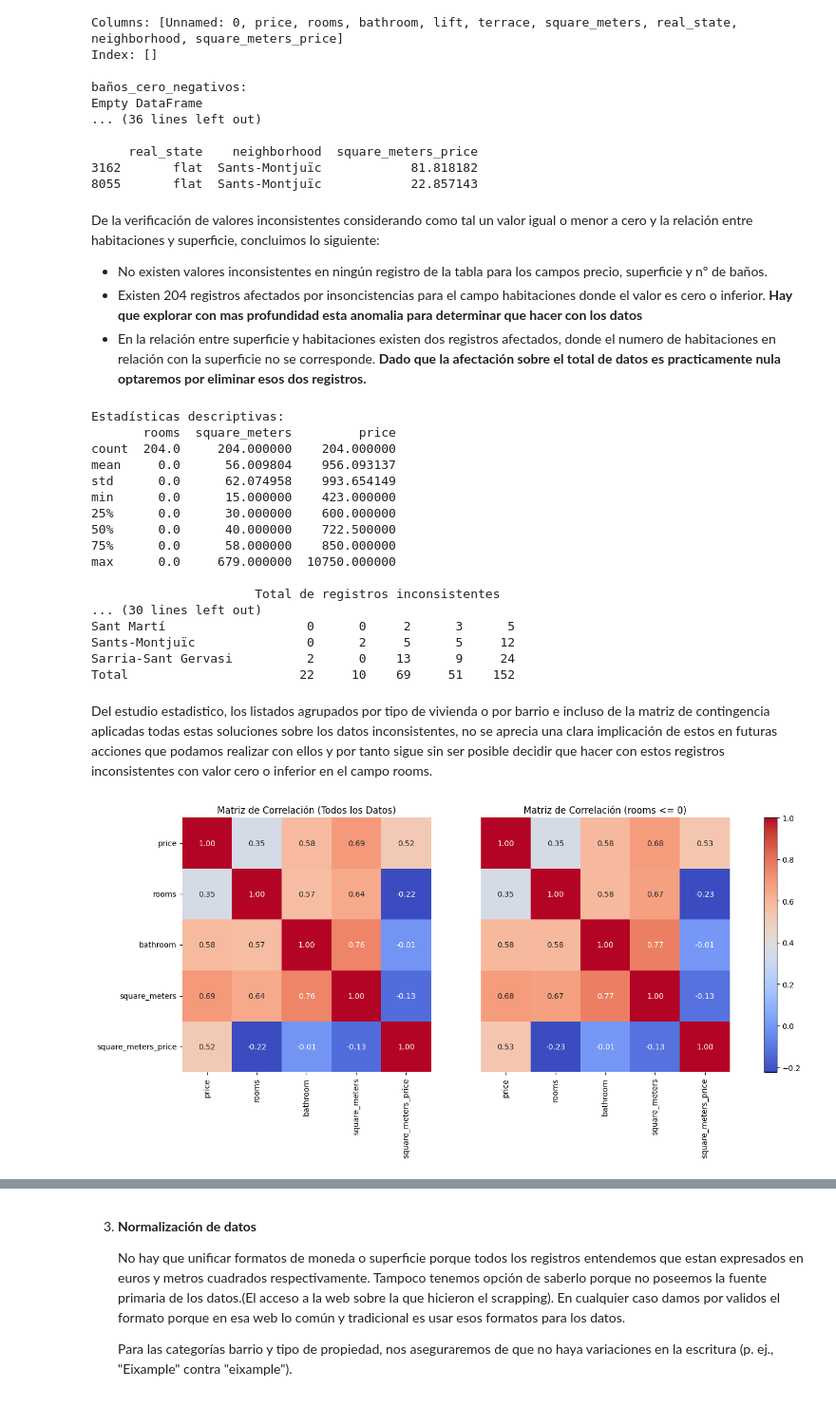
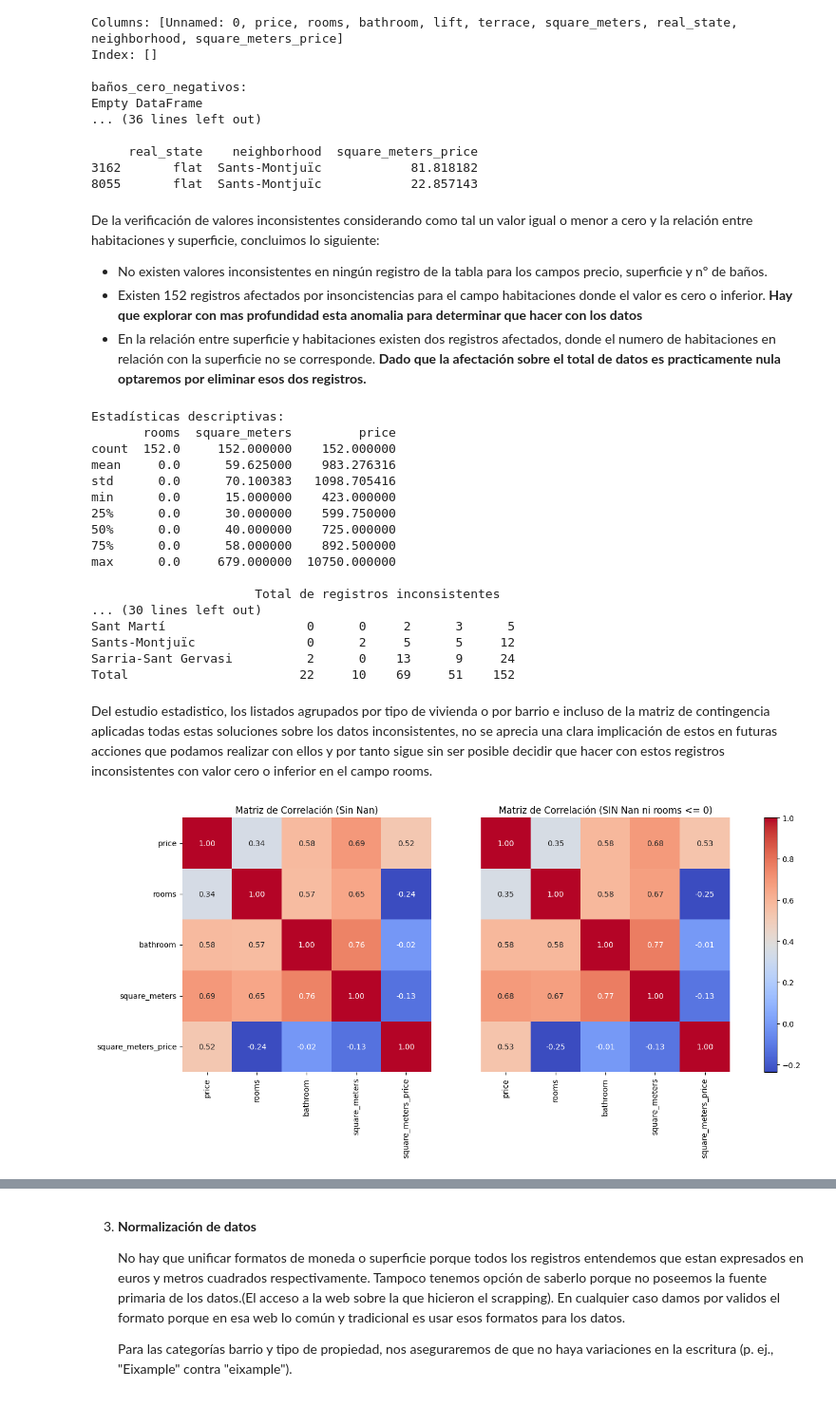
Before and after one commit to PEA-IA-DS-Proyecto-1/HomePricePredictorBCN, a Jupyter notebook: Extracción_y_preparación_de_datos.ipynb, the cells around one changed output, grey strips where cells are left out. Shown at 95% size. Saved outputs shown, nothing was run; the diff lists cells and outputs as text; code cells hidden in the pictures.

```diff
--- a/Extracción_y_preparación_de_datos.ipynb
+++ b/Extracción_y_preparación_de_datos.ipynb
@@ -131,7 +192,7 @@ Dado que el peso que tienen los valores NaN sobre el total del Dataset es bajo y
 # %%
 #Implementación de la CONCLUSION
 
-# Cálculo del valor medio de metros cuadrados para cada tipo de vivienda en cada barrio
+# Cálculo de la mediana de metros cuadrados para cada tipo de vivienda en cada barrio
 mean_square_meters = df.groupby(['neighborhood', 'real_state'])['square_meters'].mean().reset_index()
 
 # Renombrar columna para evitar conflictos
@@ -155,11 +216,16 @@ result = df[pd.isna(df['real_state'])][['neighborhood', 'square_meters', 'predic
 
 print(result)
 
-# Guardar los datos en un archivo CSV (Donde lo guardamos?????)
-# result.to_csv('registros_NaN_real_state.csv', index=False)
+# ¡ ¡ ¡ A T E N C I O N ! ! !     ¡ ¡ ¡ A T E N C I O N ! ! !    ¡ ¡ ¡ A T E N C I O N ! ! !    ¡ ¡ ¡ A T E N C I O N ! ! !
+
+# DONDE LO GUARDAMOS LOS NUEVOS FICHEROS QUE CREAMOS EN LAS SIGUIENTES LINEAS (GitHub, Local, Drive? ????? Yo apuesto por GitHub
+
+# Guardar exclusivamente los datos de los registros con NaN imputando a estos el valor real_state en base a la mediana de la superficie
+# por cada real_state en funcion del barrio en un nuevo archivo CSV
+# result.to_csv('ONLY_NaN_to_MEDIAN_Barcelona_Fotocasa_HousingPrices.csv', index=False)
 
 # Eliminar las filas con valores NaN en la columna 'real_state'
-# df.dropna(subset=['real_state'], inplace=True)
+df_clean = df.dropna(subset=['real_state']).drop('predicted_real_state', axis=1)
 
-# Guardar los cambios (Guardarlo en GitHub???)
-# df.to_csv('Barcelona_Fotocasa_HousingPrices.csv', index=False)
+# Guardar los cambios
+# df_clean.to_csv('NaN_OUT_Barcelona_Fotocasa_HousingPrices.csv', index=False)
@@ -215,10 +295,10 @@ De la verificación de valores inconsistentes considerando como tal un valor igu
 
 
 *   No existen valores inconsistentes en ningún registro de la tabla para los campos precio, superficie y nº de baños.
-*   Existen 204 registros afectados por insoncistencias para el campo habitaciones donde el valor es cero o inferior. **Hay que explorar con mas profundidad esta anomalia para determinar que hacer con los datos**
+*   Existen 152 registros afectados por insoncistencias para el campo habitaciones donde el valor es cero o inferior. **Hay que explorar con mas profundidad esta anomalia para determinar que hacer con los datos**
 *   En la relación entre superficie y habitaciones existen dos registros afectados, donde el numero de habitaciones en relación con la superficie no se corresponde. **Dado que la afectación sobre el total de datos es practicamente nula optaremos por eliminar esos dos registros.**
 # %%
-# Estudio en profundidad de la inconsistencia de datos localizada para 204 registros de la BBDD
+# Estudio en profundidad de la inconsistencia de datos localizada para 152 registros de la BBDD
 # en relación con el numero de habitaciones
 
 inconsistent_rooms_df = inconsistencias['habitaciones_cero_negativas']
@@ -228,8 +308,8 @@ print("Estadísticas descriptivas:")
 print(inconsistent_rooms_df[['rooms', 'square_meters', 'price']].describe())
 
 # Función para agrupar y contar registros inconsistentes
-def count_inconsistent_records(df, group_by_column):
-    counts = df.groupby(group_by_column)[group_by_column].count()
+def count_inconsistent_records(df_clean, group_by_column):
+    counts = df_clean.groupby(group_by_column)[group_by_column].count()
     info = pd.DataFrame({'Total de registros inconsistentes': counts}, index=counts.index)
     return info.sort_values(by='Total de registros inconsistentes', ascending=True)
 
@@ -250,13 +330,13 @@ print("\n", inconsistent_matrix)
 # %% [output]
 Estadísticas descriptivas:
        rooms  square_meters         price
-count  204.0     204.000000    204.000000
-mean     0.0      56.009804    956.093137
-std      0.0      62.074958    993.654149
+count  152.0     152.000000    152.000000
+mean     0.0      59.625000    983.276316
+std      0.0      70.100383   1098.705416
 min      0.0      15.000000    423.000000
-25%      0.0      30.000000    600.000000
-50%      0.0      40.000000    722.500000
-75%      0.0      58.000000    850.000000
+25%      0.0      30.000000    599.750000
+50%      0.0      40.000000    725.000000
+75%      0.0      58.000000    892.500000
 max      0.0     679.000000  10750.000000
 
                       Total de registros inconsistentes
@@ -270,27 +350,27 @@ Del estudio estadistico, los listados agrupados por tipo de vivienda o por barri
 # %%
 #Matriz de correlación considerando todos los valores y solo los que tienen mas de cero habitaciones
 
 # Seleccionar solo las columnas numéricas excepto la columna "Unnamed: 0" (esta ultima columna es el key)
-numeric_columns = df.select_dtypes(include=['number']).drop(columns=['Unnamed: 0'], errors='ignore').columns
+numeric_columns = df_clean.select_dtypes(include=['number']).drop(columns=['Unnamed: 0'], errors='ignore').columns
 
 # Calcular la matriz de correlación para todos los datos
-correlation_matrix_all = df[numeric_columns].corr()
+correlation_matrix_all = df_clean[numeric_columns].corr()
 
 # Calcular la matriz de correlación para los datos filtrados
-filtered_df = df[df['rooms'] > 0]
+filtered_df = df_clean[df_clean['rooms'] > 0]
 correlation_matrix_filtered = filtered_df[numeric_columns].corr()
 
 # Crear la figura con 2 subplots
 fig, axes = plt.subplots(1, 2, figsize=(16, 6))
 
 # Subplots 1 y 2: Matriz de correlación para todos los datos y para los datos filtrados
 sns.heatmap(correlation_matrix_all, annot=True, cmap='coolwarm', fmt=".2f", ax=axes[0], cbar=False)
-axes[0].set_title('Matriz de Correlación (Todos los Datos)')
+axes[0].set_title('Matriz de Correlación (Sin Nan)')
 sns.heatmap(correlation_matrix_filtered, annot=True, cmap='coolwarm', fmt=".2f", ax=axes[1], cbar=False, yticklabels=False)
-axes[1].set_title('Matriz de Correlación (rooms <= 0)')
+axes[1].set_title('Matriz de Correlación (SIN Nan ni rooms <= 0)')
 
 fig.colorbar(axes[0].collections[0], ax=axes, location="right") # Añadir una sola colorbar
 plt.show()
 # %% [output]
-[figure, old version]
+[figure, new version]
 # %% [markdown]
```
Also changed, not shown: parts of 22 cells of this notebook.
